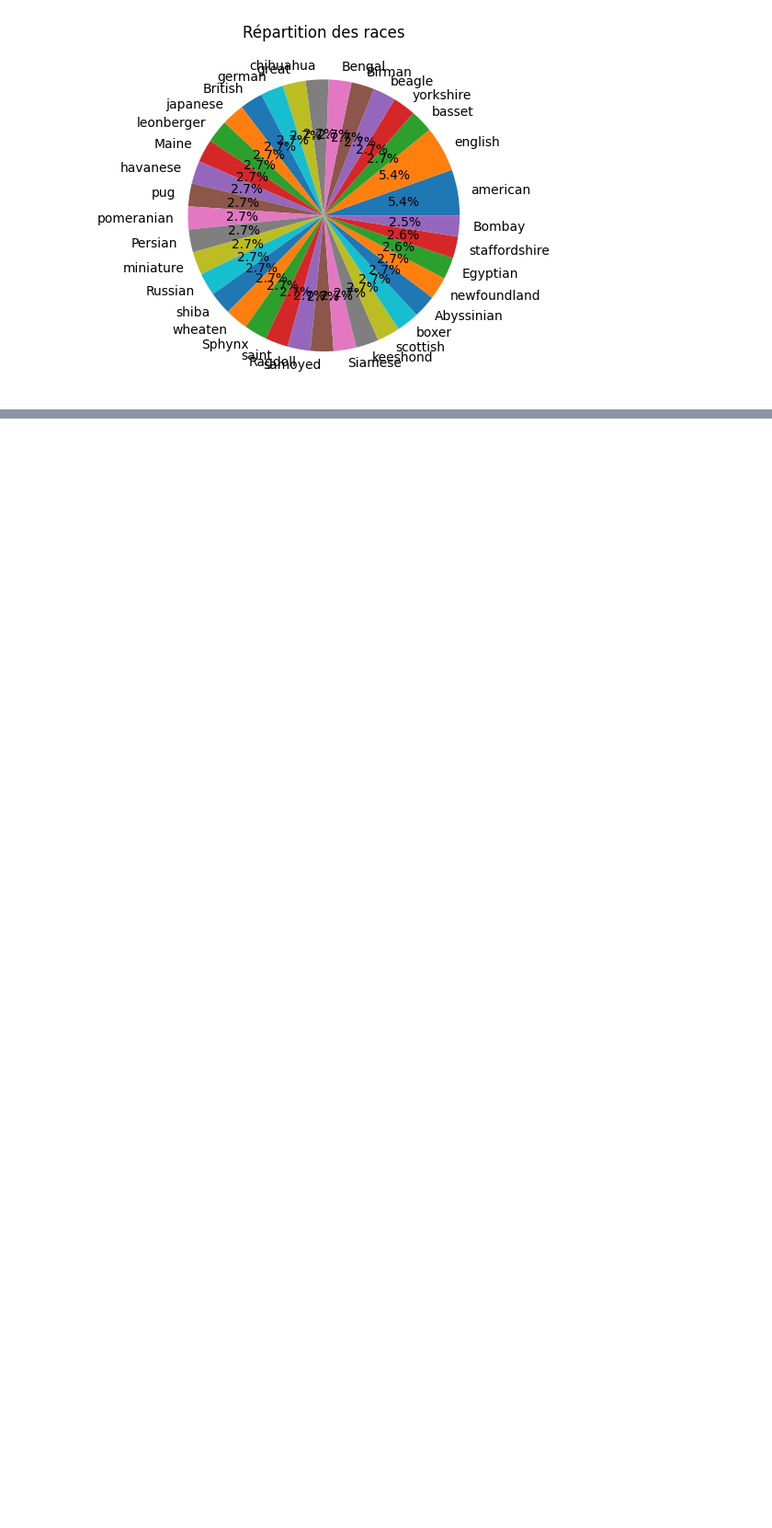
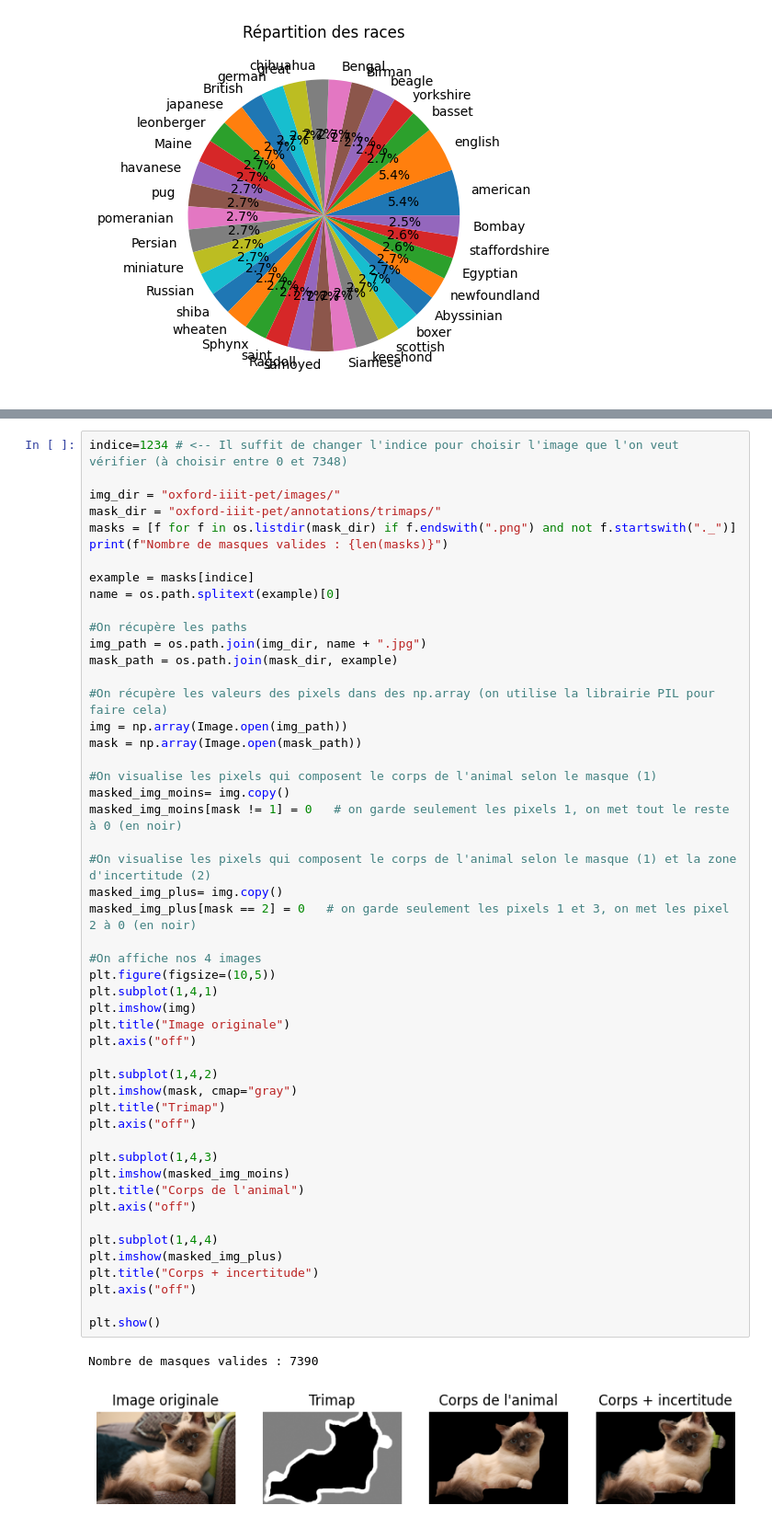
Before and after one commit to Viictordvd/High-Dimensional-and-Deep-Learning, a Jupyter notebook: Projet-1-Segmentation/Analyse-exploratoire.ipynb, the cells around one changed output, grey strips where cells are left out. Shown: that part at 92% size. Drawn from its saved outputs; the diff is of its cells as text; blank space fills up the shorter version.

Commit message:
Vérifier la cohérence et la qualité des masques de segmentation

```diff
--- a/Projet-1-Segmentation/Analyse-exploratoire.ipynb
+++ b/Projet-1-Segmentation/Analyse-exploratoire.ipynb
@@ -70,0 +88,53 @@ Name: count, dtype: int64
+# %%
+indice=1234 # <-- Il suffit de changer l'indice pour choisir l'image que l'on veut vérifier (à choisir entre 0 et 7348)
+
+img_dir = "oxford-iiit-pet/images/"
+mask_dir = "oxford-iiit-pet/annotations/trimaps/"
+masks = [f for f in os.listdir(mask_dir) if f.endswith(".png") and not f.startswith("._")]
+print(f"Nombre de masques valides : {len(masks)}")
+
+example = masks[indice]
+name = os.path.splitext(example)[0]
+
+#On récupère les paths
+img_path = os.path.join(img_dir, name + ".jpg")
+mask_path = os.path.join(mask_dir, example)
+
+#On récupère les valeurs des pixels dans des np.array (on utilise la librairie PIL pour faire cela)
+img = np.array(Image.open(img_path))
+mask = np.array(Image.open(mask_path))
+
+#On visualise les pixels qui composent le corps de l'animal selon le masque (1)
+masked_img_moins= img.copy()
+masked_img_moins[mask != 1] = 0   # on garde seulement les pixels 1, on met tout le reste à 0 (en noir)
+
+#On visualise les pixels qui composent le corps de l'animal selon le masque (1) et la zone d'incertitude (2)
+masked_img_plus= img.copy()
+masked_img_plus[mask == 2] = 0   # on garde seulement les pixels 1 et 3, on met les pixel 2 à 0 (en noir)
+
+#On affiche nos 4 images
+plt.figure(figsize=(10,5))
+plt.subplot(1,4,1)
+plt.imshow(img)
+plt.title("Image originale")
+plt.axis("off")
+
+plt.subplot(1,4,2)
+plt.imshow(mask, cmap="gray")
+plt.title("Trimap")
+plt.axis("off")
+
+plt.subplot(1,4,3)
+plt.imshow(masked_img_moins)
+plt.title("Corps de l'animal")
+plt.axis("off")
+
+plt.subplot(1,4,4)
+plt.imshow(masked_img_plus)
+plt.title("Corps + incertitude")
+plt.axis("off")
+
+plt.show()
+# %% [output]
+Nombre de masques valides : 7390
+[figure, added]
```
Also changed, not shown: parts of 9 cells of this notebook.
